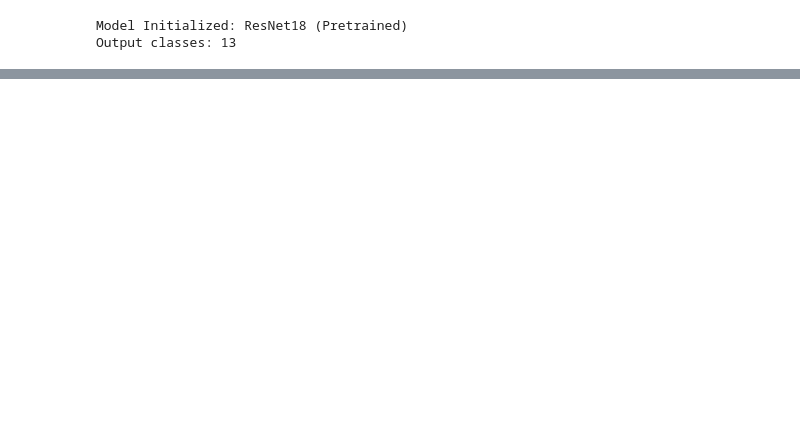
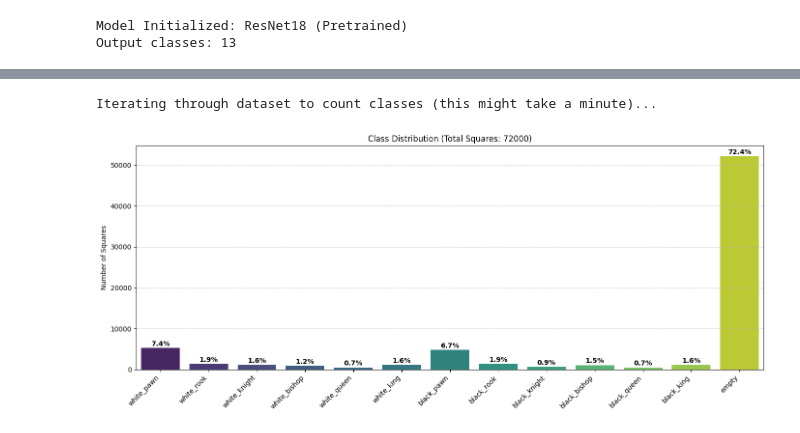
Before and after one commit to JonathanZmora/ChessClassification, a Jupyter notebook: src/notebooks/baseline.ipynb, the cells around one changed output, grey strips where cells are left out. Saved outputs shown, nothing was run; the diff lists cells and outputs as text; code cells hidden in the pictures; blank space fills up the shorter version.

```diff
--- a/src/notebooks/baseline.ipynb
+++ b/src/notebooks/baseline.ipynb
@@ -198,0 +232,5 @@ MISMATCH
+# %%
+plot_class_distribution(train_dataset, class_names)
+# %% [output]
+Iterating through dataset to count classes (this might take a minute)...
+[figure, added]
```
Also changed, not shown: parts of 17 cells of this notebook, 9 other files.
